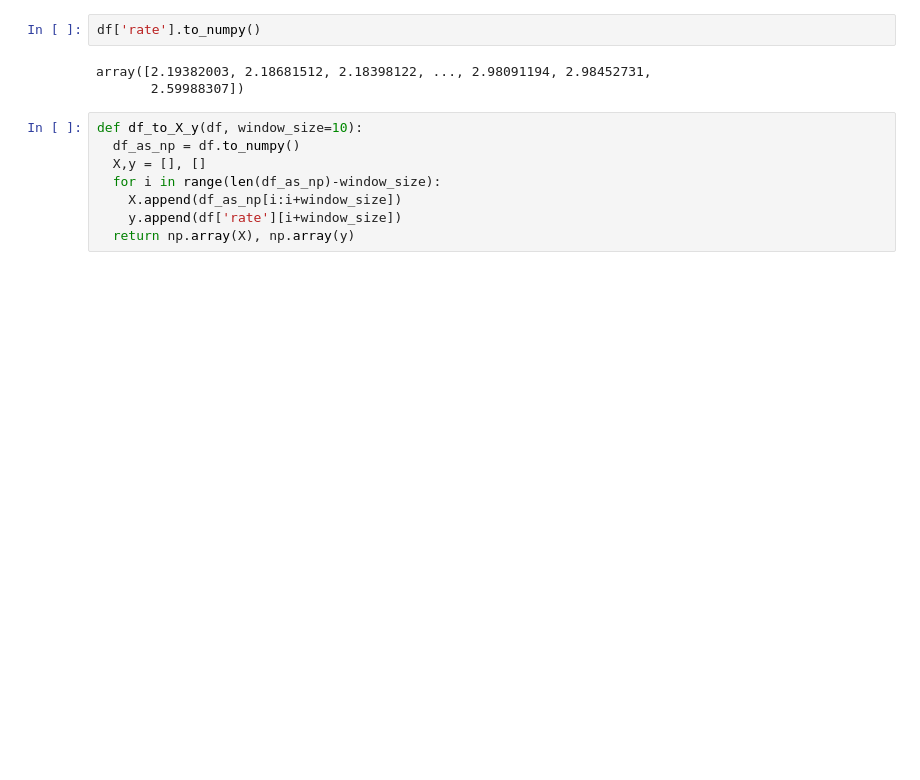
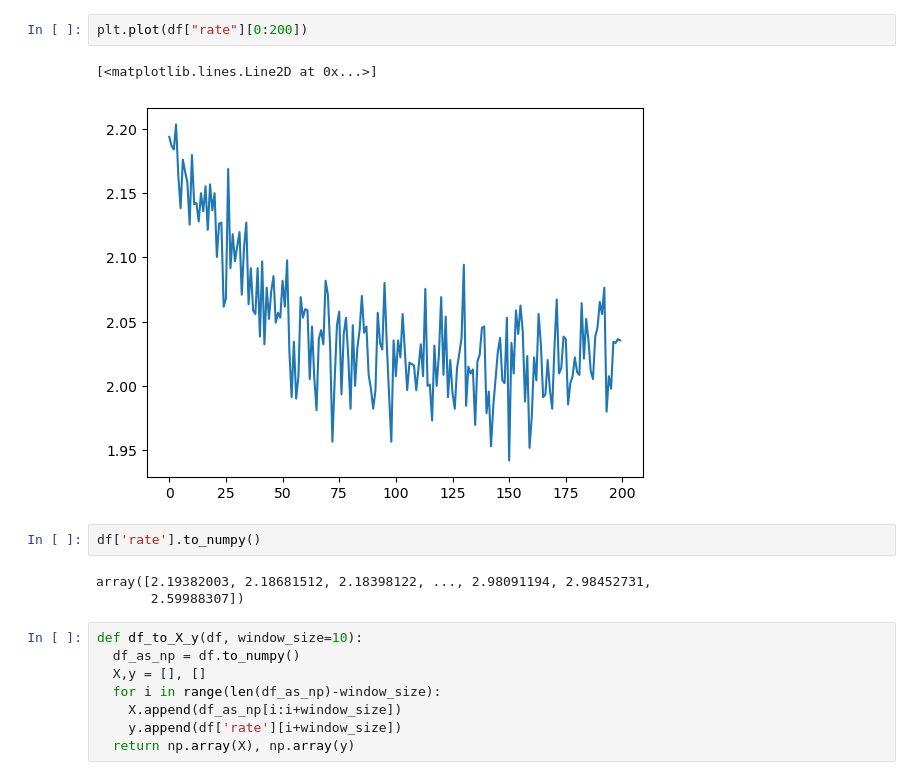
Before and after one commit to MartinChobolaX/GRBorNotGRB, a Jupyter notebook: LSTM_rate_one_var.ipynb, the cells around one changed output. Cells and saved outputs as stored; diff of their text form; blank space fills up the shorter version.

```diff
--- a/LSTM_rate_one_var.ipynb
+++ b/LSTM_rate_one_var.ipynb
@@ -75,3 +92,8 @@ plt.plot(df["rate"][0:5000])
+# %%
+plt.plot(df["rate"][0:200])
+# %% [output]
+[<matplotlib.lines.Line2D at 0x...>]
+[figure, added]
 # %%
 df['rate'].to_numpy()
 # %% [output]
```
Also changed, not shown: parts of 14 cells of this notebook, 1 other file.
